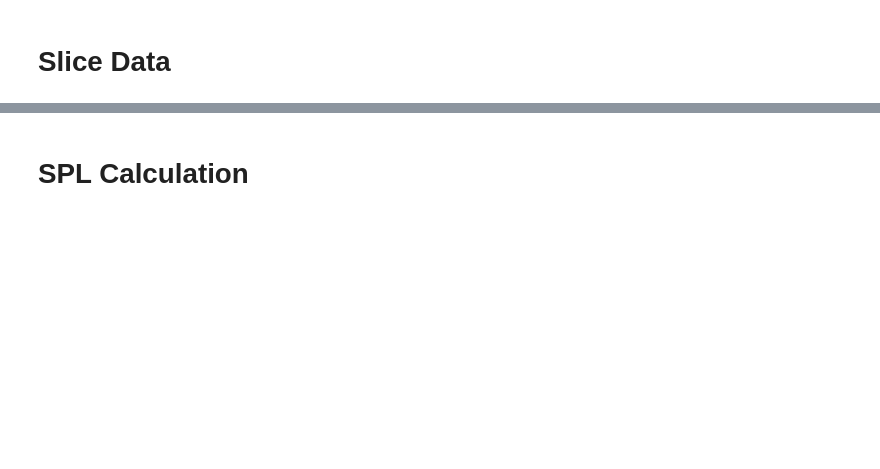
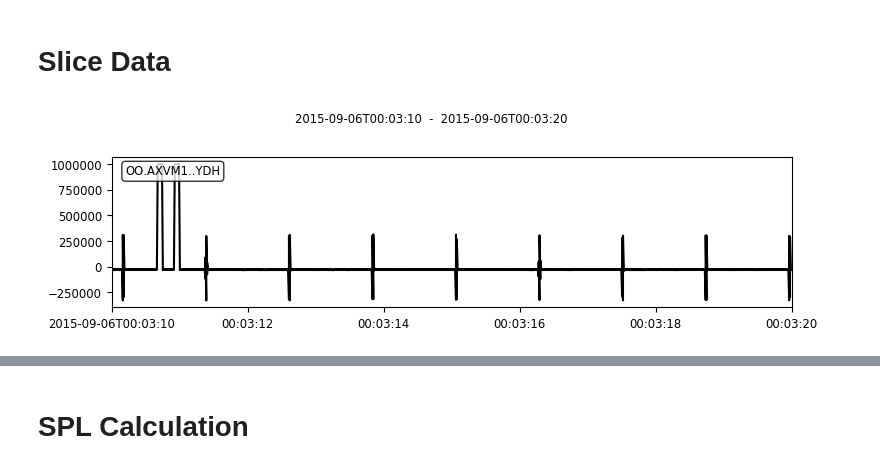
Before and after one commit to shimaabadi/ohw-git-sa, a Jupyter notebook: hyd_soundscape_v3.ipynb, the cells around one changed output, grey strips where cells are left out. Saved outputs shown, nothing was run; the diff lists cells and outputs as text; code cells hidden in the pictures; blank space fills up the shorter version.

```diff
--- a/hyd_soundscape_v3.ipynb
+++ b/hyd_soundscape_v3.ipynb
@@ -54,10 +59,12 @@ stream.plot
 # %% [markdown]
 # Slice Data
 # %%
-t_start = stream[0].stats.starttime
-t_end = stream[0].stats.starttime + 60*9
+t_start = stream[0].stats.starttime + 190
+t_end = stream[0].stats.starttime + 200
 st = stream.slice(t_start, t_end)
 trace = st[0].copy()
 trace.plot()
+# %% [output]
+[figure, added]
 # %%
 stream[0].stats
```
Also changed, not shown: parts of 8 cells of this notebook.
